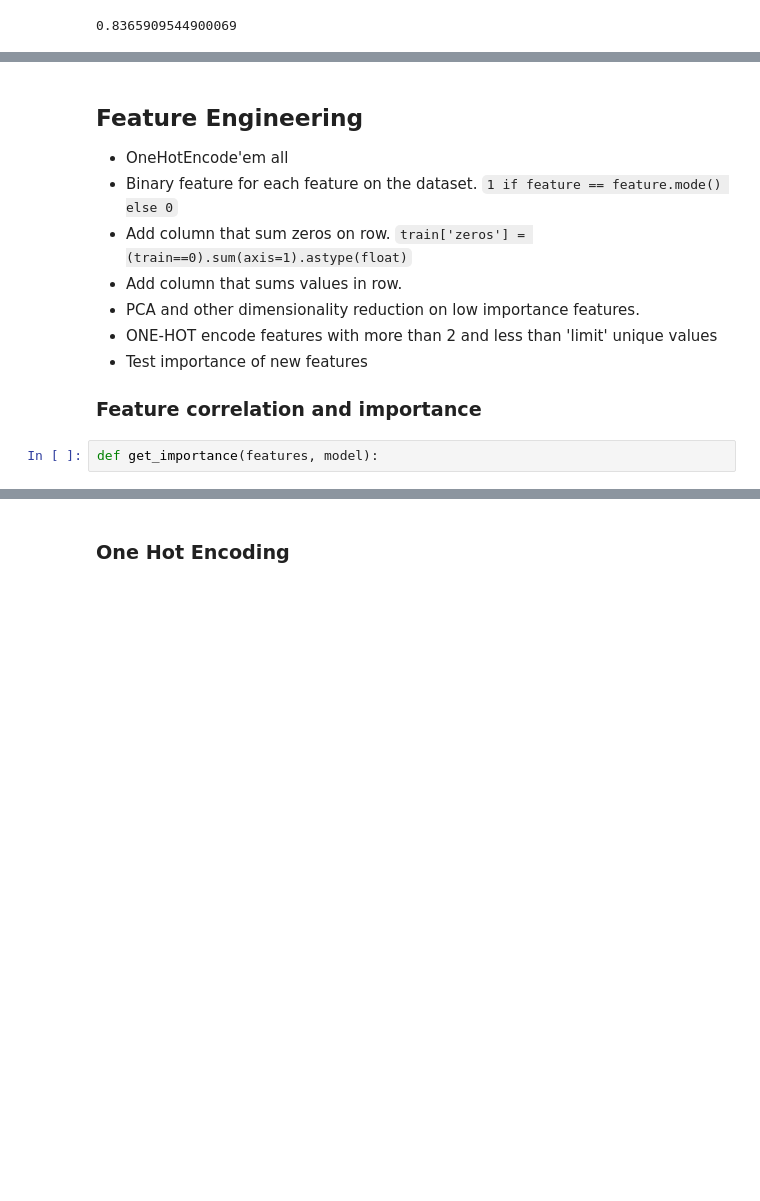
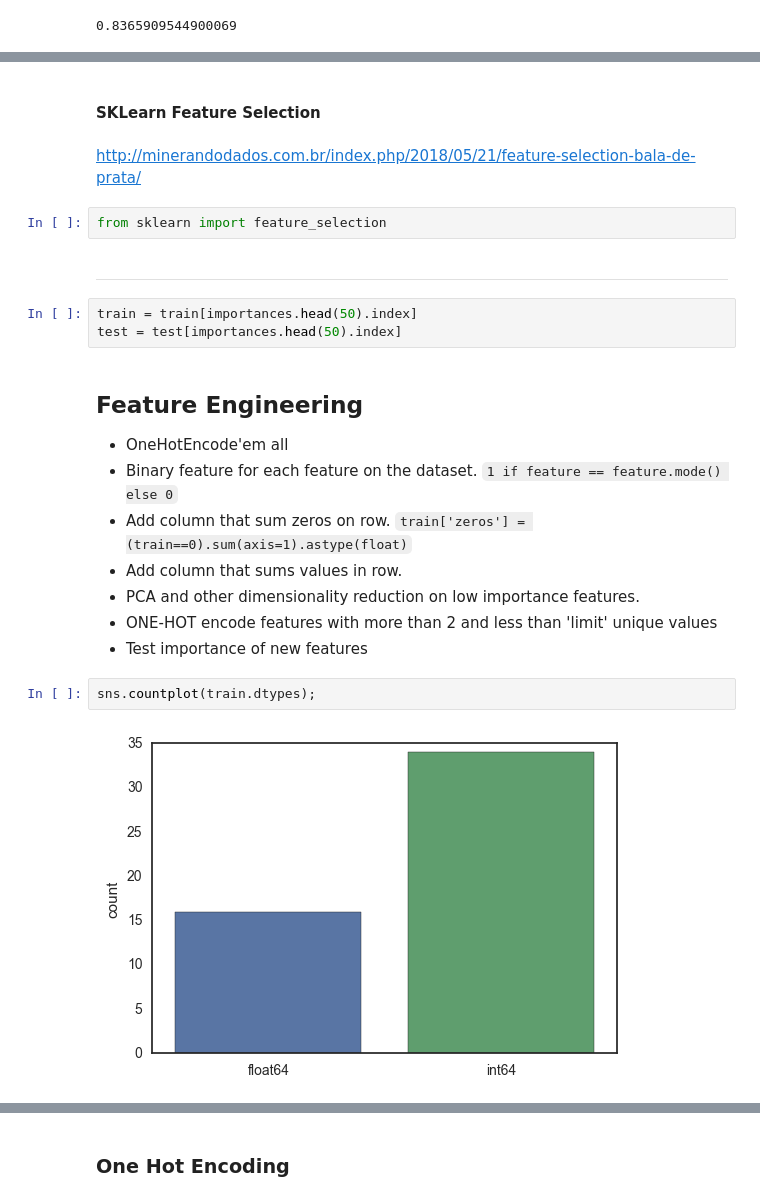
Before and after one commit to adrielvieira/machine-learning, a Jupyter notebook: projects/capstone/Santander Customer Satisfaction.ipynb, the cells around one changed output, grey strips where cells are left out. Drawn from its saved outputs; the diff is of its cells as text; blank space fills up the shorter version.

```diff
--- a/projects/capstone/Santander Customer Satisfaction.ipynb
+++ b/projects/capstone/Santander Customer Satisfaction.ipynb
@@ -272,3 +331,14 @@ cross_val_score(xgb_classifier, X, y, cv=3, scoring='roc_auc').mean()
+# %% [markdown]
+#### SKLearn Feature Selection
+# %% [markdown]
+http://minerandodados.com.br/index.php/2018/05/21/feature-selection-bala-de-prata/
+# %%
+from sklearn import feature_selection
+# %% [markdown]
+---
+# %%
+train = train[importances.head(50).index]
+test = test[importances.head(50).index]
 # %% [markdown]
 ## Feature Engineering
 - OneHotEncode'em all
@@ -278,7 +348,7 @@ cross_val_score(xgb_classifier, X, y, cv=3, scoring='roc_auc').mean()
 - PCA and other dimensionality reduction on low importance features.
 - ONE-HOT encode features with more than 2 and less than 'limit' unique values
 - Test importance of new features
-
-### Feature correlation and importance
-# %%
-def get_importance(features, model):
+# %%
+sns.countplot(train.dtypes);
+# %% [output]
+[figure, added]
```
Also changed, not shown: parts of 60 cells of this notebook.
